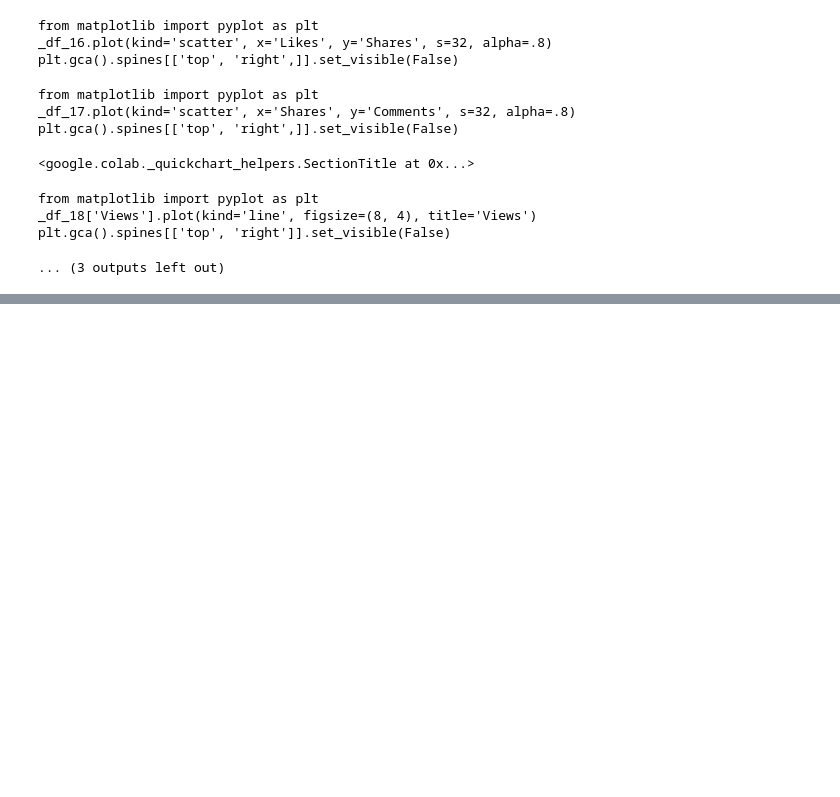
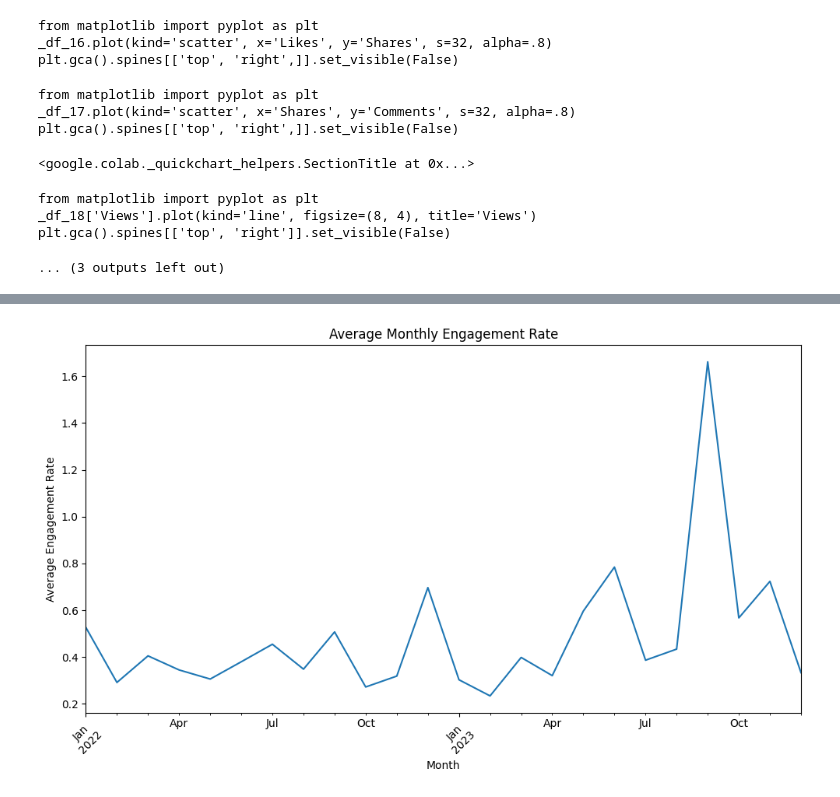
Before and after one commit to Diveesha909/Creatyourcontent, a Jupyter notebook: EDAforphase1.ipynb, the cells around one changed output, grey strips where cells are left out. Drawn from its saved outputs; the diff is of its cells as text; code cells hidden in the pictures; blank space fills up the shorter version.

```diff
--- a/EDAforphase1.ipynb
+++ b/EDAforphase1.ipynb
@@ -282,0 +387,4 @@ plt.gca().spines[['top', 'right']].set_visible(False)
+# %%
+kaggle_df['Engagement_Rate'] = (kaggle_df['Likes'] + kaggle_df['Comments']) / kaggle_df['Views']
+monthly_engagement = kaggle_df.groupby(kaggle_df['Post_Date'].dt.to_period('M'))['Engagement_Rate'].mean().sort_index()
+display(monthly_engagement)
@@ -282,0 +411,13 @@ plt.gca().spines[['top', 'right']].set_visible(False)
+# %%
+import matplotlib.pyplot as plt
+
+plt.figure(figsize=(10, 6))
+monthly_engagement.plot(kind='line')
+plt.title('Average Monthly Engagement Rate')
+plt.xlabel('Month')
+plt.ylabel('Average Engagement Rate')
+plt.xticks(rotation=45)
+plt.tight_layout()
+plt.show()
+# %% [output]
+[figure, added]
```
Also changed, not shown: parts of 17 cells of this notebook.
